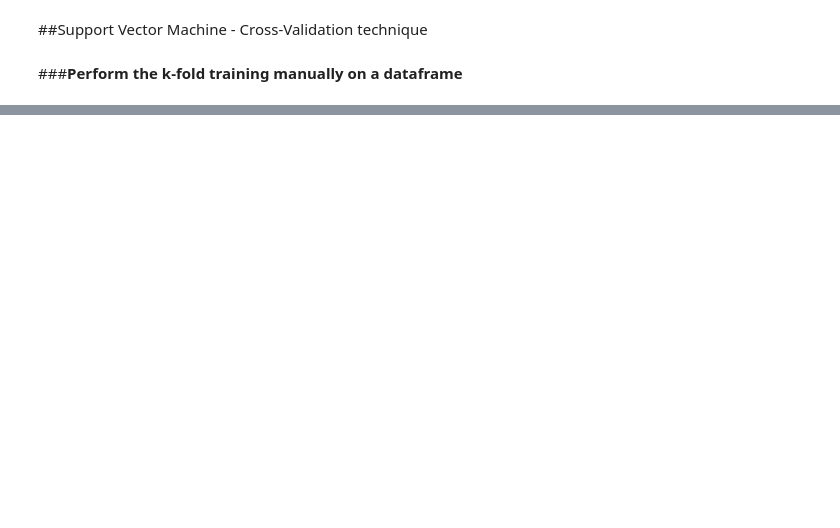
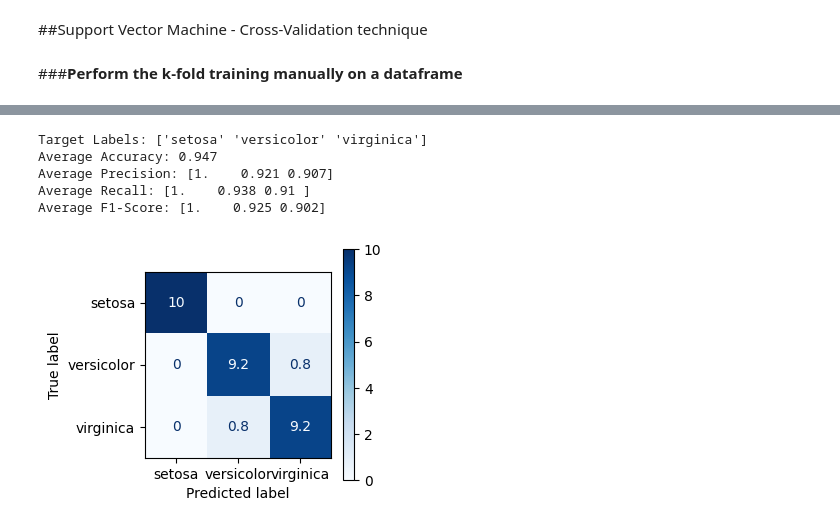
Before and after one commit to trbella/machine-learning, a Jupyter notebook: svm/SVM.ipynb, the cells around one changed output, grey strips where cells are left out. Saved outputs shown, nothing was run; the diff lists cells and outputs as text; code cells hidden in the pictures; blank space fills up the shorter version.

```diff
--- a/svm/SVM.ipynb
+++ b/svm/SVM.ipynb
@@ -181,0 +127,80 @@ dtype: float64
+# %%
+from sklearn.model_selection import KFold
+import numpy as np
+from sklearn import metrics
+from sklearn import svm
+from sklearn.metrics import confusion_matrix, ConfusionMatrixDisplay
+import matplotlib.pyplot as plt
+
+kf = KFold(n_splits=5, random_state=None, shuffle=True)
+my_model = svm.SVC(C=1.0, kernel='rbf')
+
+df = iris_df.iloc[:, 0:4]
+y = iris_df.iloc[:, 4]
+t_names = iris.target_names
+
+# Initialize variables to accumulate metrics
+all_confusion_matrices = []
+all_precisions = []
+all_recalls = []
+all_f1_scores = []
+all_accuracies = []
+
+for i, (train_index, test_index) in enumerate(kf.split(df)):
+    x_train, x_test = df.iloc[train_index], df.iloc[test_index]
+    y_train, y_test = y.iloc[train_index], y.iloc[test_index]
+
+    model = my_model.fit(x_train, y_train)
+    predictions = my_model.predict(x_test)
+
+    # Calculate confusion matrix for each iteration
+    cnf_matrix = confusion_matrix(y_test, predictions, labels=range(len(t_names)))
+    all_confusion_matrices.append(cnf_matrix)
+
+    # Calculate precision, recall, and F1-score for each iteration
+    precision = metrics.precision_score(y_test, predictions, average=None)
+    recall = metrics.recall_score(y_test, predictions, average=None)
+    f1_score = metrics.f1_score(y_test, predictions, average=None)
+
+    all_precisions.append(precision)
+    all_recalls.append(recall)
+    all_f1_scores.append(f1_score)
+
+    # Calculate accuracy for each iteration
+    accuracy = metrics.accuracy_score(y_test, predictions)
+    all_accuracies.append(accuracy)
+
+# Calculate average metrics
+average_confusion_matrix = np.mean(all_confusion_matrices, axis=0)
+average_confusion_matrix_norm = average_confusion_matrix / average_confusion_matrix.sum(axis=1, keepdims=True)
+
+average_precision = np.mean(all_precisions, axis=0)
+average_recall = np.mean(all_recalls, axis=0)
+average_f1_score = np.mean(all_f1_scores, axis=0)
+average_accuracy = np.mean(all_accuracies)
+
+# Print average metrics with target labels
+print(f'Target Labels: {t_names}')
+print(f'Average Accuracy: {np.round(average_accuracy, 3)}')
+print(f'Average Precision: {np.round(average_precision, 3)}')
+print(f'Average Recall: {np.round(average_recall, 3)}')
+print(f'Average F1-Score: {np.round(average_f1_score, 3)}')
+
+# Plot average confusion matrix
+disp_avg = ConfusionMatrixDisplay(average_confusion_matrix, display_labels=t_names)
+disp_avg_norm = ConfusionMatrixDisplay(average_confusion_matrix_norm, display_labels=t_names)
+
+fig1, ax1 = plt.subplots(figsize=(3, 3))
+fig2, ax2 = plt.subplots(figsize=(3, 3))
+
+disp_avg.plot(ax=ax1, cmap=plt.cm.Blues)
+disp_avg_norm.plot(ax=ax2, cmap=plt.cm.Blues)
+
+plt.show()
+# %% [output]
+Target Labels: ['setosa' 'versicolor' 'virginica']
+Average Accuracy: 0.947
+Average Precision: [1.    0.921 0.907]
+Average Recall: [1.    0.938 0.91 ]
+Average F1-Score: [1.    0.925 0.902]
+[figure, added]
```
Also changed, not shown: parts of 8 cells of this notebook.
